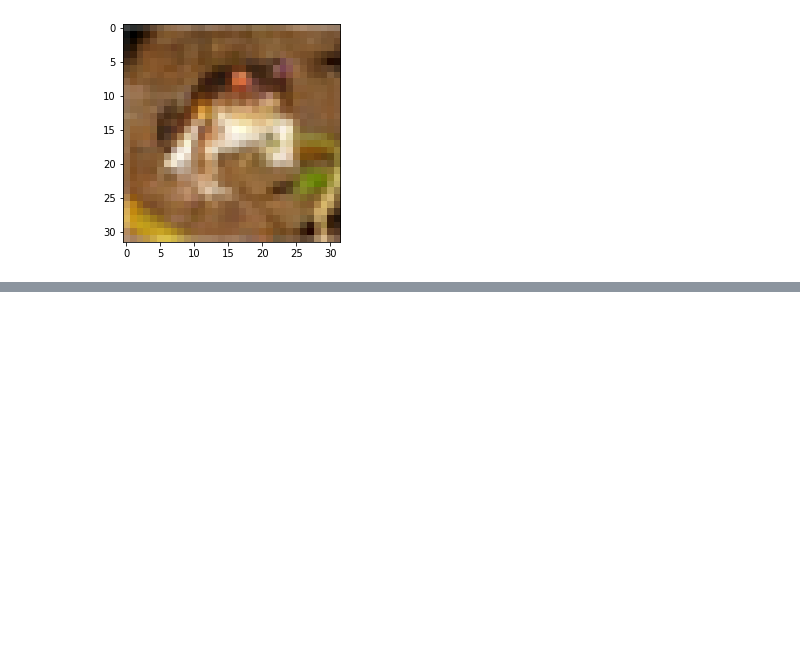
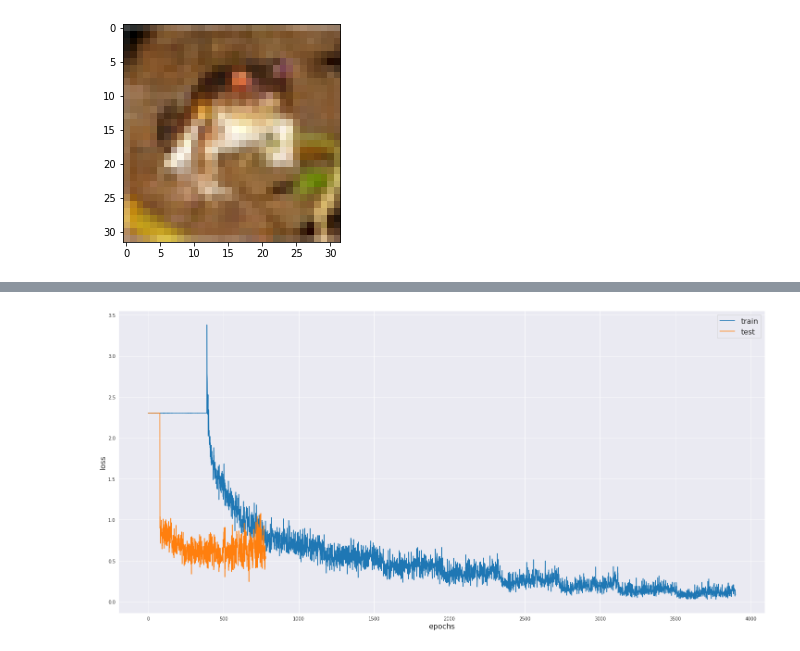
Before and after one commit to DenisKabanov/neural_networks_lab1, a Jupyter notebook: Lab1_Machine_learning.ipynb, the cells around one changed output, grey strips where cells are left out. Cells and saved outputs as stored; diff of their text form; code cells hidden in the pictures; blank space fills up the shorter version.

```diff
--- a/Lab1_Machine_learning.ipynb
+++ b/Lab1_Machine_learning.ipynb
@@ -193,0 +251,20 @@ ValueError: ignored
+# %%
+losses = np.load('losses.npy', allow_pickle=True)
+losses
+# %%
+losses_test = np.load('losses_test.npy', allow_pickle=True)
+losses_test
+# %%
+import seaborn as sns
+from seaborn import set_style
+set_style('darkgrid')
+steps_train = [i for i in range(n_epochs*len(trainloader))]
+steps_test = [i for i in range(n_epochs*len(testloader))]
+plt.figure(figsize=(25, 12))
+plt.plot(steps_train, losses, label='train')
+plt.plot(steps_test, losses_test, label='test')
+plt.xlabel('epochs', size=16)
+plt.ylabel('loss', size=16)
+plt.legend(fontsize=16);
+# %% [output]
+[figure, added]
```
Also changed, not shown: parts of 15 cells of this notebook.
